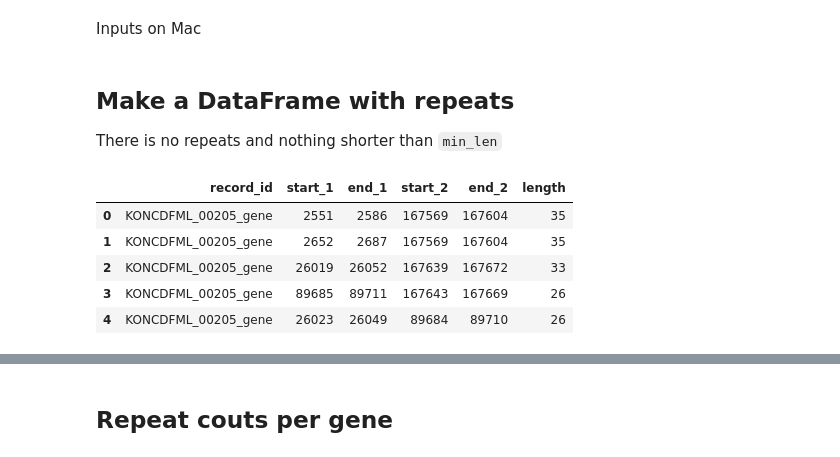
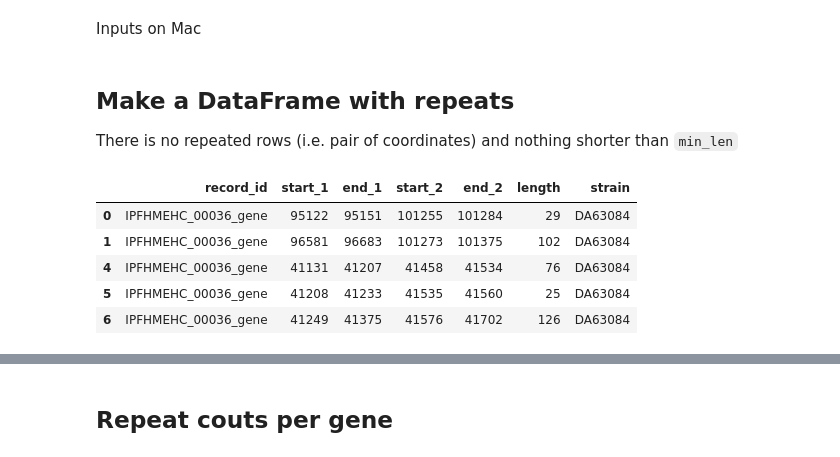
Before and after one commit to andrewgull/HeteroR, a Jupyter notebook: notebooks/repeats_summary.ipynb, the cells around one changed output, grey strips where cells are left out. Cells and saved outputs as stored; diff of their text form; code cells hidden in the pictures.

```diff
--- a/notebooks/repeats_summary.ipynb
+++ b/notebooks/repeats_summary.ipynb
@@ -285,15 +295,22 @@ in_assembly = "/Users/andgu885/GoogleDrive/HeteroR/tests/GRF_new/assembly.fasta"
 # %% [markdown]
 ## Make a DataFrame with repeats
 
-There is no repeats and nothing shorter than `min_len`
+There is no repeated rows (i.e. pair of coordinates) and nothing shorter than `min_len`
-# %%
-# cd "/home/andrei/Data/HeteroR"
-repeat_df = make_repeat_df(in_assembly, perfect_in, 20)
-repeat_df.head()
-# %% [output]
-|  | record_id | start_1 | end_1 | start_2 | end_2 | length |
-| 0 | KONCDFML_00205_gene | 2551 | 2586 | 167569 | 167604 | 35 |
-| 1 | KONCDFML_00205_gene | 2652 | 2687 | 167569 | 167604 | 35 |
-| 2 | KONCDFML_00205_gene | 26019 | 26052 | 167639 | 167672 | 33 |
-| 3 | KONCDFML_00205_gene | 89685 | 89711 | 167643 | 167669 | 26 |
-| 4 | KONCDFML_00205_gene | 26023 | 26049 | 89684 | 89710 | 26 |
+# %%
+# cd "/home/andrei/Data/HeteroR"
+df_lst = list()
+for strain in strains:
+    file_path = main_path %strain
+    df = make_repeat_df(input_grf=file_path, min_len=20)
+    df["strain"] = strain
+    df_lst.append(df)
+
+repeat_df = pd.concat(df_lst)
+repeat_df.head()
+# %% [output]
+|  | record_id | start_1 | end_1 | start_2 | end_2 | length | strain |
+| 0 | IPFHMEHC_00036_gene | 95122 | 95151 | 101255 | 101284 | 29 | DA63084 |
+| 1 | IPFHMEHC_00036_gene | 96581 | 96683 | 101273 | 101375 | 102 | DA63084 |
+| 4 | IPFHMEHC_00036_gene | 41131 | 41207 | 41458 | 41534 | 76 | DA63084 |
+| 5 | IPFHMEHC_00036_gene | 41208 | 41233 | 41535 | 41560 | 25 | DA63084 |
+| 6 | IPFHMEHC_00036_gene | 41249 | 41375 | 41576 | 41702 | 126 | DA63084 |
```
Also changed, not shown: parts of 23 cells of this notebook.
